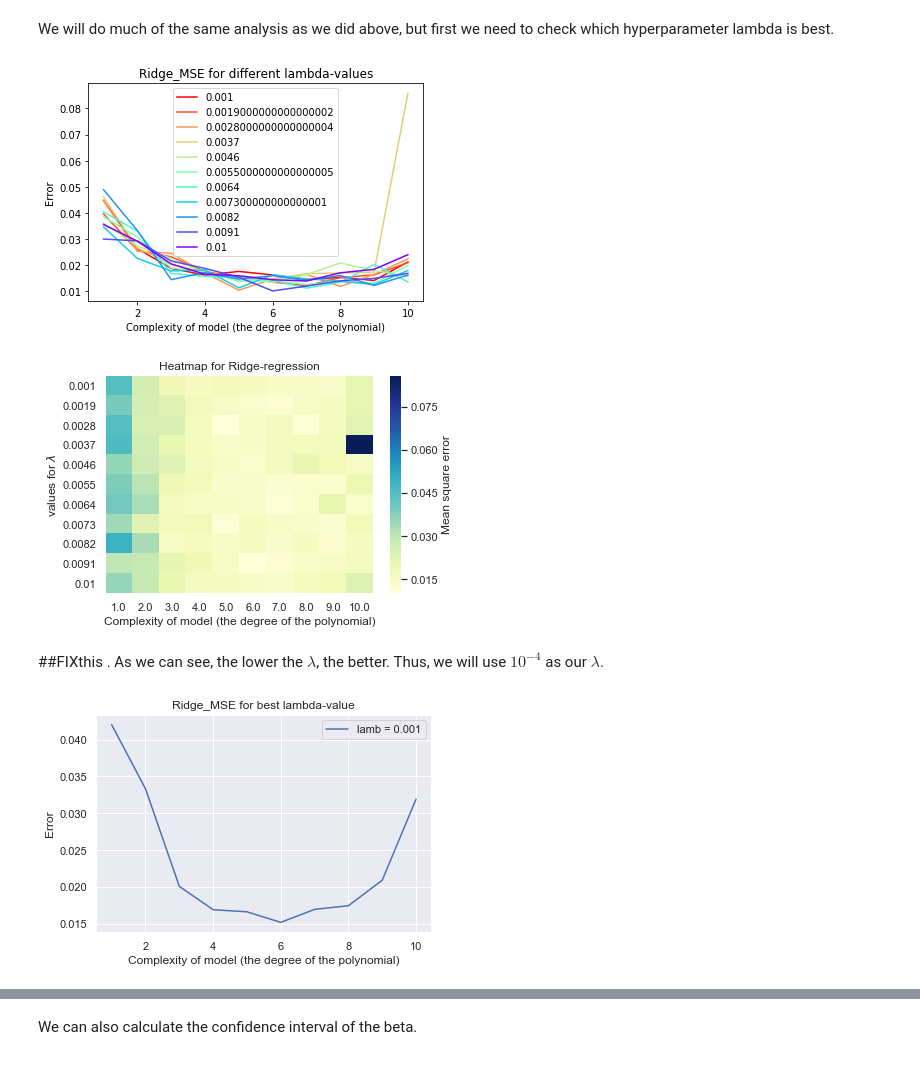
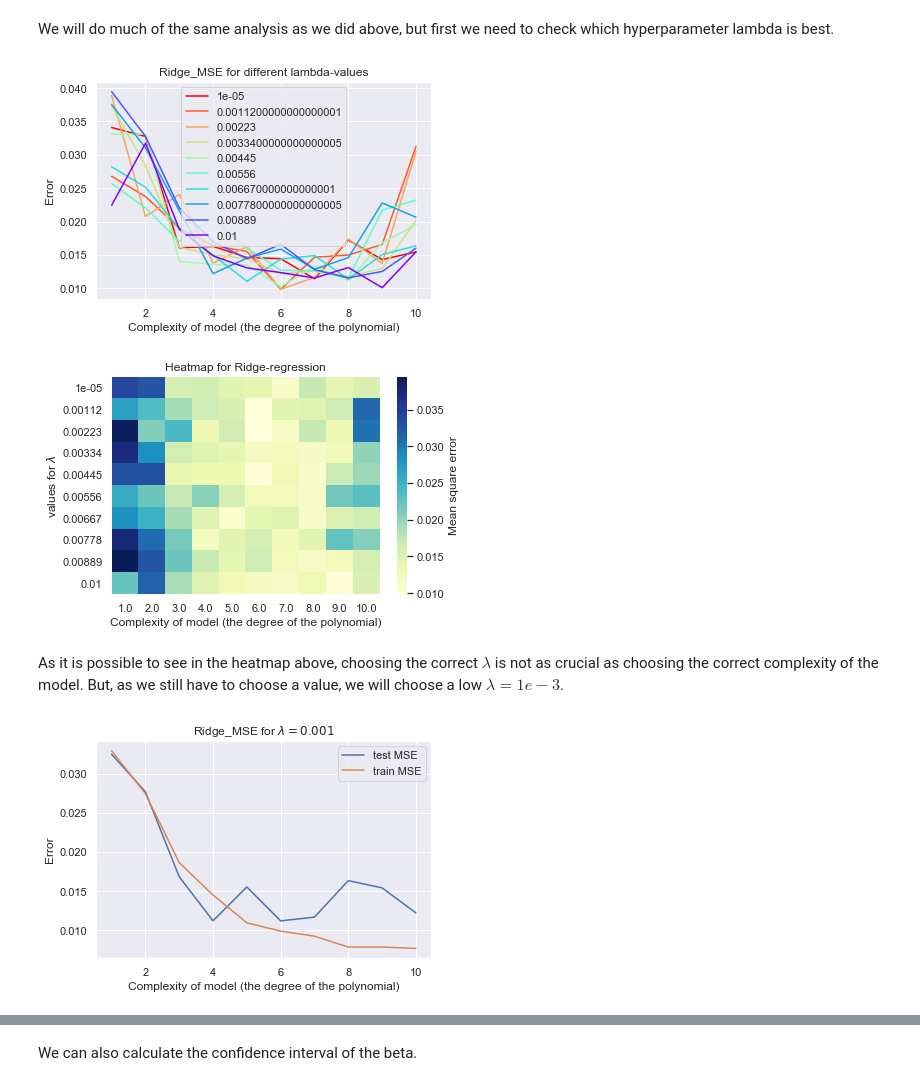
Before and after one commit to ohebbi/FYS-STK4155, a Jupyter notebook: project1/main.ipynb, the cells around one changed output, grey strips where cells are left out. Cells and saved outputs as stored; diff of their text form; code cells hidden in the pictures.

Commit message:
update plots and jupyter notebook

```diff
--- a/project1/main.ipynb
+++ b/project1/main.ipynb
@@ -195,58 +164,53 @@ plt.show()
 # %% [markdown]
 We will do much of the same analysis as we did above, but first we need to check which hyperparameter lambda is best.
 # %%
-nlambdas = 11
+nlambdas = 10
 #lambdas = np.logspace(-3,-2,nlambdas)
-lambdas = np.linspace(1e-3,1e-2,nlambdas)
+lambdas = np.linspace(1e-5,1e-2,nlambdas)
 color=iter(cm.rainbow(np.linspace(1,0,nlambdas)))
 heatmap_mse = np.zeros((nlambdas,len(degrees)))
+
 i=0
-mse_ridge = {
-    'degree': (degrees),
-    'lambda': (),
-    'mse': ()}
-
 for lamb in lambdas:
 
         test2_MSE = Different_Lambdas(x, y, z, degrees, k, lamb, regressiontype='Ridge')
         heatmap_mse[i] = test2_MSE
         i += 1
         c = next(color)
         plt.plot(degrees,test2_MSE, c=c)
         plt.legend(lambdas)
         plt.xlabel("Complexity of model (the degree of the polynomial)")
         plt.ylabel("Error")
         plt.title("Ridge_MSE for different lambda-values")
 plt.show()
-import seaborn as sns; sns.set()
-#ax = sns.heatmap(mse_ridge, cmap="YlGnBu")
-from pandas import DataFrame
 
 df = DataFrame(heatmap_mse, index = lambdas, columns = degrees)
 fig = sns.heatmap(df, cmap="YlGnBu", yticklabels=df.index.values.round(5),fmt='.2g',cbar_kws={'label': 'Mean square error'})
 plt.xlabel("Complexity of model (the degree of the polynomial)")
 plt.ylabel("values for $\lambda$")
 plt.title("Heatmap for Ridge-regression")
-plt.savefig('plots/Ridge_heatmap_lambdas.pdf')
+plt.savefig('plots/Franke/Ridge_heatmap_lambdas.pdf')
 plt.show()
 # %% [output]
-[figure, old version]
+[figure, new version]
-[figure, old version]
+[figure, new version]
-# %% [markdown]
-##FIXthis . As we can see, the lower the $\lambda$, the better. Thus, we will use $10^{-4}$ as our $\lambda$.
+# %% [markdown]
+As it is possible to see in the heatmap above, choosing the correct $\lambda$ is not as crucial as choosing the correct complexity of the model. But, as we still have to choose a value, we will choose a low $\lambda=1e-3$.
 # %%
-lamb = 1e-3
+lamb_Ridge = 1e-3
 
-test_MSE_Ridge, R2_Ridge, Bias, Variance, CI_Ridge = Best_Lambda(x, y, z, degrees, k, lamb, regressiontype='Ridge')
+test_MSE_Ridge, R2_Ridge, Bias, Variance, CI_Ridge, betas_Ridge,train_MSE_Ridge = Best_Lambda(x, y, z, degrees, k, lamb_Ridge, regressiontype='Ridge')
 
 plt.plot(degrees,test_MSE_Ridge)
-plt.legend(["lamb = 0.001"])
+plt.plot(degrees,train_MSE_Ridge)
+plt.legend(["test MSE","train MSE"])
 plt.xlabel("Complexity of model (the degree of the polynomial)")
 plt.ylabel("Error")
-plt.title("Ridge_MSE for best lambda-value")
+plt.title("Ridge_MSE for $\lambda=%g $"%(lamb_Ridge))
+plt.savefig('plots/Franke/Ridge_train_test_MSE.pdf')
 plt.show()
 # %% [output]
-[figure, old version]
+[figure, new version]
 # %%
 plt.plot(degrees,test_MSE_Ridge)
 plt.plot(degrees,Variance)
```
Also changed, not shown: parts of 31 cells of this notebook, 31 other files.
